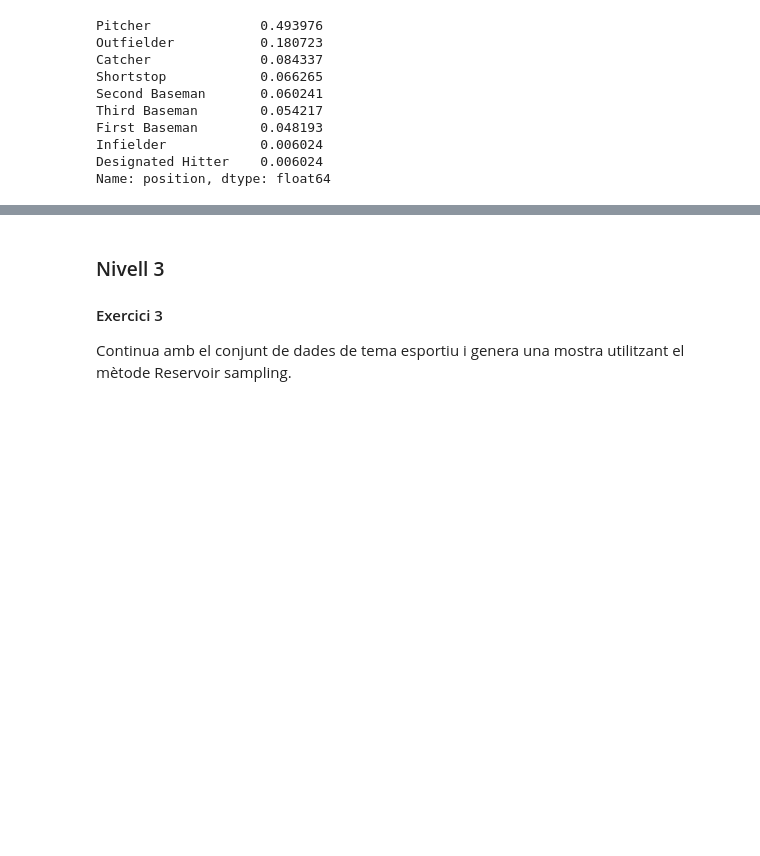
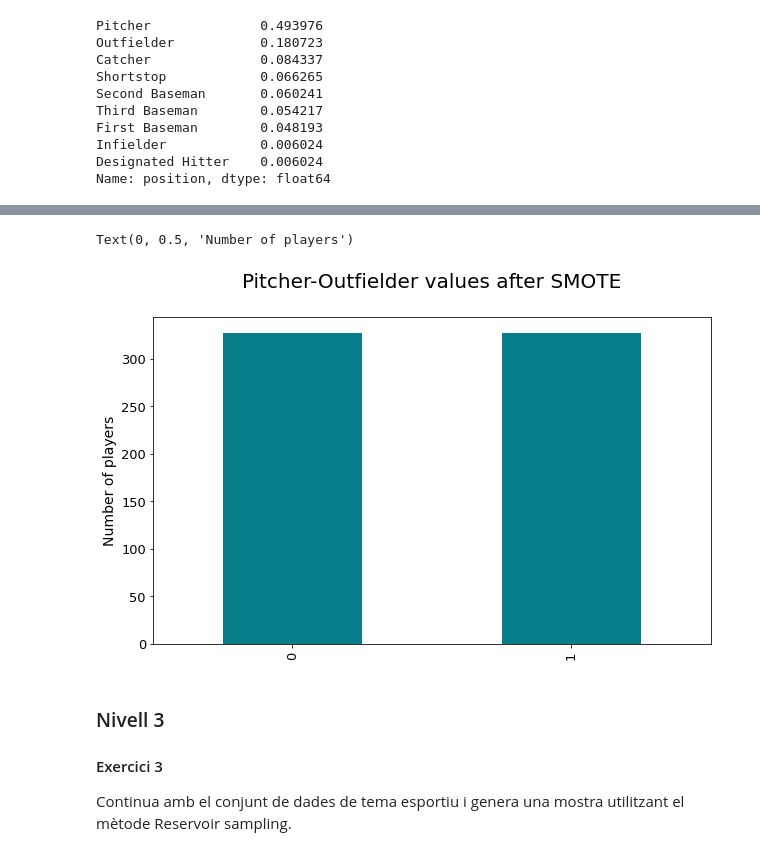
Before and after one commit to arampuig/Sampling, a Jupyter notebook: Tasca Mètodes de Mostreig.ipynb, the cells around one changed output, grey strips where cells are left out. Saved outputs shown, nothing was run; the diff lists cells and outputs as text; code cells hidden in the pictures; blank space fills up the shorter version.

```diff
--- a/Tasca Mètodes de Mostreig.ipynb
+++ b/Tasca Mètodes de Mostreig.ipynb
@@ -228,3 +263,10 @@ merged
+# %%
+ax = y_train_sm.value_counts().plot(kind='bar', figsize=(10, 6), fontsize=13, color='#087E8B')
+ax.set_title('Pitcher-Outfielder values after SMOTE', size=20, pad=30)
+ax.set_ylabel('Number of players', fontsize=14)
+# %% [output]
+Text(0, 0.5, 'Number of players')
+[figure, added]
 # %% [markdown]
 ### Nivell 3
 #### Exercici 3
```
Also changed, not shown: parts of 27 cells of this notebook.
